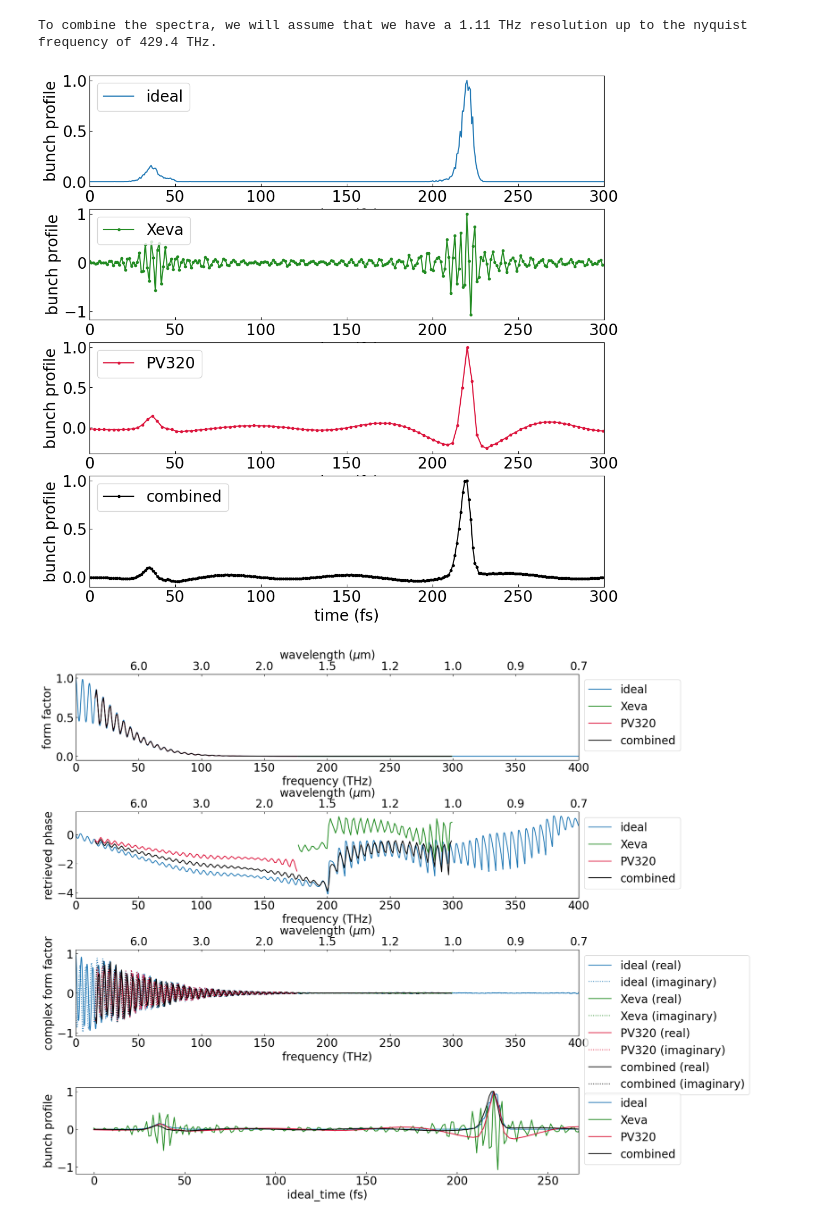
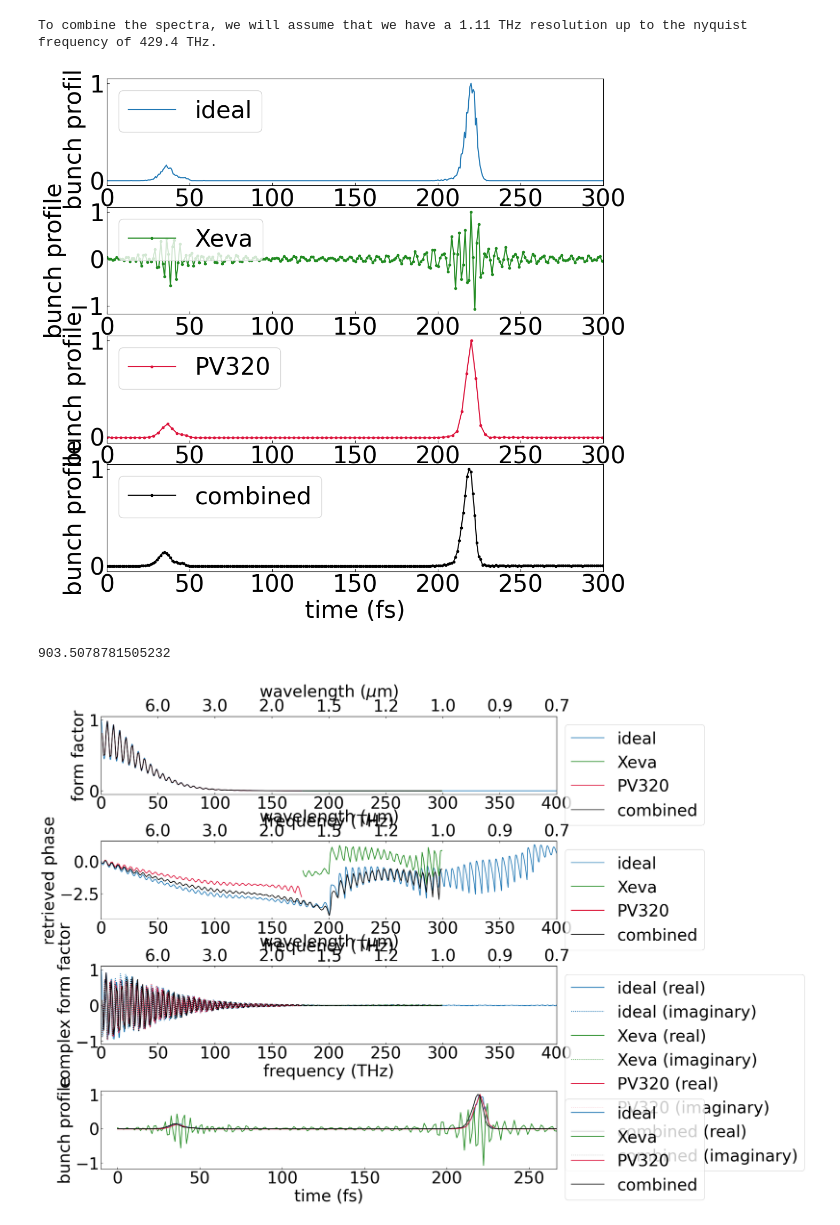
Before and after one commit to Jammi-Dodgers/THz-interferometry, a Jupyter notebook: kramers_kronig.ipynb, the cells around one changed output. Drawn from its saved outputs; the diff is of its cells as text; code cells hidden in the pictures.

Commit message:
made graphs for poster

```diff
--- a/kramers_kronig.ipynb
+++ b/kramers_kronig.ipynb
@@ -111,7 +113,7 @@ def measure_form_factor(freqencies, form_factor, number_of_pixels, pixel_pitch,
 thetas = [30, 30] #arcminutes
 Ns = [640, 320] # number of pixels
 dxs = [20, 48.5] # pixel pitch in um
-bands = [(176.3, 299.8), (15, 176.3)] # sensitivity of camera. (minmimum frequency in THz, maximum frequency in THz)
+bands = [(176.3, 299.8), (0, 176.3)] # sensitivity of camera. (minmimum frequency in THz, maximum frequency in THz)
 #bands = [(0, 299.8), (0, np.inf)]
 colours = ["forestgreen", "crimson"] #colour of this detectors datapoints when plotting
 labels = ["Xeva", "PV320"] #label of this detector when plotting
@@ -143,0 +153,27 @@ plt.show()
+# %%
+plt.rcParams.update({"font.size": 32, "xtick.direction": "in", "ytick.direction": "in", "xtick.major.top": True, "ytick.major.right": True})
+
+
+fig, axs = plt.subplots(1, 1, figsize= (16, 9), facecolor='none')
+
+axs.plot(ideal_freqs *1e-12, ideal_FF, color= "silver")
+axs.set(xlabel= "frequency (THz)", ylabel= "CTR Intensity (arb.)", xlim= (-2, 350), yscale= "log", ylim= (5e-6, None), xticks= np.arange(15,351,40))
+
+for freq, FF, band, sensitivity_mask, colour, label in zip(freqs, FFs, bands, sensitivity_masks, colours, labels):
+
+    is_in_range = np.logical_and(band[0]*1e12 < ideal_freqs, ideal_freqs < band[1]*1e12)
+    axs.plot(ideal_freqs[is_in_range] *1e-12, ideal_FF[is_in_range], color= colour)
+
+    #axs.plot(freq[sensitivity_mask] *1e-12, FF[sensitivity_mask], linestyle= "None", marker= ".", color= colour)
+    axs.annotate("", xy= (band[1],1.2), xytext= (band[0],1.2), arrowprops=dict(arrowstyle='<->', color= colour, linewidth= 7, mutation_scale= 70))
+    axs.annotate(label, xy= (np.mean(band), 0.4), horizontalalignment='center')
+    axs.vlines(band +np.array((0.2,-0.2)), 0, 1, color= colour, transform= axs.get_xaxis_transform(), linewidth= 2)
+
+axs.set_facecolor("white")
+
+secax = axs.secondary_xaxis('top', functions=(recip, recip))
+secax.set(xlabel= "wavelength ($\mu$m)", xticks= recip(axs.get_xticks()))
+secax.xaxis.set_major_formatter(FuncFormatter(format_ticks))
+
+plt.savefig("graphs\\ff_sampling")
+plt.show()
@@ -255,7 +293,11 @@ for ax in axs:
 
 plt.show()
 # %% [output]
-[figure, old version]
+[figure, new version]
+# %%
+np.max(times[-1] *1e15)
+# %% [output]
+903.5078781505232
 # %%
 fig, axs = plt.subplots(4, 1, figsize= (16, 16), gridspec_kw= {"hspace": 0.6})
 
@@ -264,32 +306,32 @@ axs[1].plot(ideal_freqs *1e-12, kramers_kronig(ideal_freqs, np.sqrt(ideal_FF)),
 axs[2].plot(ideal_freqs *1e-12, ideal_CFF.real, color= "tab:blue", label= "ideal (real)", zorder= 1.7)
 axs[2].plot(ideal_freqs *1e-12, ideal_CFF.imag, color= "tab:blue", linestyle= ":", label= "ideal (imaginary)", zorder= 1.7)
 axs[3].plot(ideal_time *1e15, ideal_bunch, color= "tab:blue", label= "ideal", zorder= 1.7)
 
 for freq, FF, CFF, phase, mask, time, bunch, colour, label in zip(freqs, FFs, CFFs, phases, sensitivity_masks, times, bunches, colours, labels):
     axs[0].plot(freq[mask] *1e-12, FF[mask], color= colour, label= label)
     axs[1].plot(freq[mask] *1e-12, phase[mask], color= colour, label= label)
     axs[2].plot(freq[mask] *1e-12, CFF[mask].real, color= colour, label= "{0:} (real)".format(label))
     axs[2].plot(freq[mask] *1e-12, CFF[mask].imag, linestyle= ":", color= colour, label= "{0:} (imaginary)".format(label))
     axs[3].plot(time *1e15, bunch, color= colour, label= label)
 
 axs[0].set(xlabel= "frequency (THz)", ylabel= "form factor", xlim= (1e-10, 400))
 axs[1].set(xlabel= "frequency (THz)", ylabel= "retrieved phase", xlim= (1e-10, 400))
 axs[2].set(xlabel= "frequency (THz)", ylabel= "complex form factor", xlim= (1e-10, 400))
-axs[3].set(xlabel= "ideal_time (fs)", ylabel= "bunch profile", xlim= (-10, ideal_N*ideal_sampling_period*1e15))
+axs[3].set(xlabel= "time (fs)", ylabel= "bunch profile", xlim= (-10, ideal_N*ideal_sampling_period*1e15))
 
 secax0 = axs[0].secondary_xaxis('top', functions=(recip, recip))
 secax0.set(xlabel= "wavelength ($\mu$m)", xticks= recip(axs[0].get_xticks()[1:]))
 secax0.xaxis.set_major_formatter(FuncFormatter(format_ticks))
 secax1 = axs[1].secondary_xaxis('top', functions=(recip, recip))
 secax1.set(xlabel= "wavelength ($\mu$m)", xticks= recip(axs[1].get_xticks()[1:]))
 secax1.xaxis.set_major_formatter(FuncFormatter(format_ticks))
 secax2 = axs[2].secondary_xaxis('top', functions=(recip, recip))
 secax2.set(xlabel= "wavelength ($\mu$m)", xticks= recip(axs[2].get_xticks()[1:]))
 secax2.xaxis.set_major_formatter(FuncFormatter(format_ticks))
 
 for ax in axs:
     ax.legend(loc= "upper left", bbox_to_anchor= (1, 1))
 
 plt.show()
 # %% [output]
-[figure, old version]
+[figure, new version]
```
Also changed, not shown: parts of 7 cells of this notebook, 4 other files.
